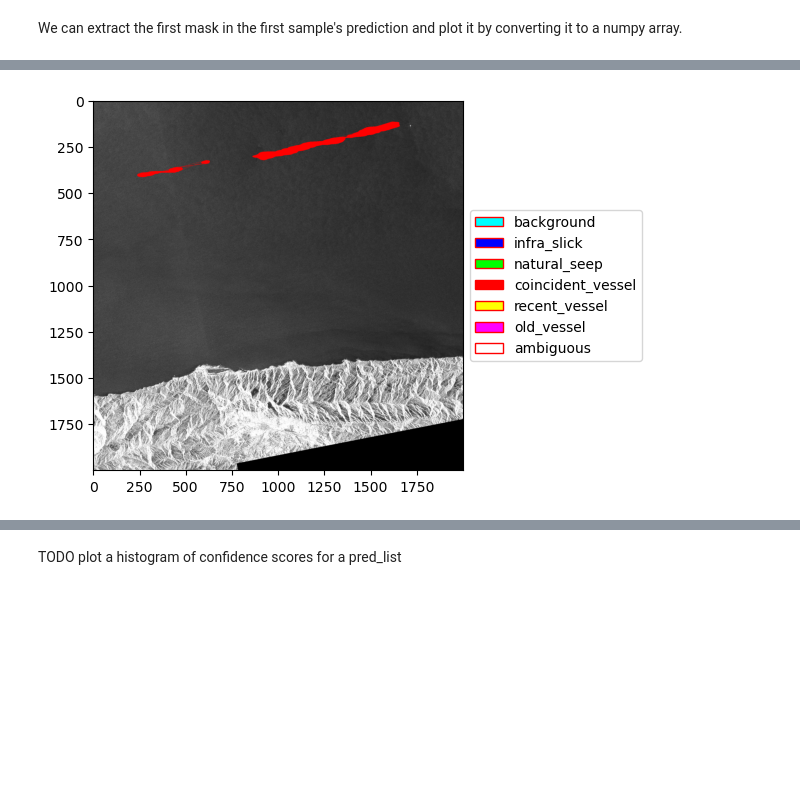
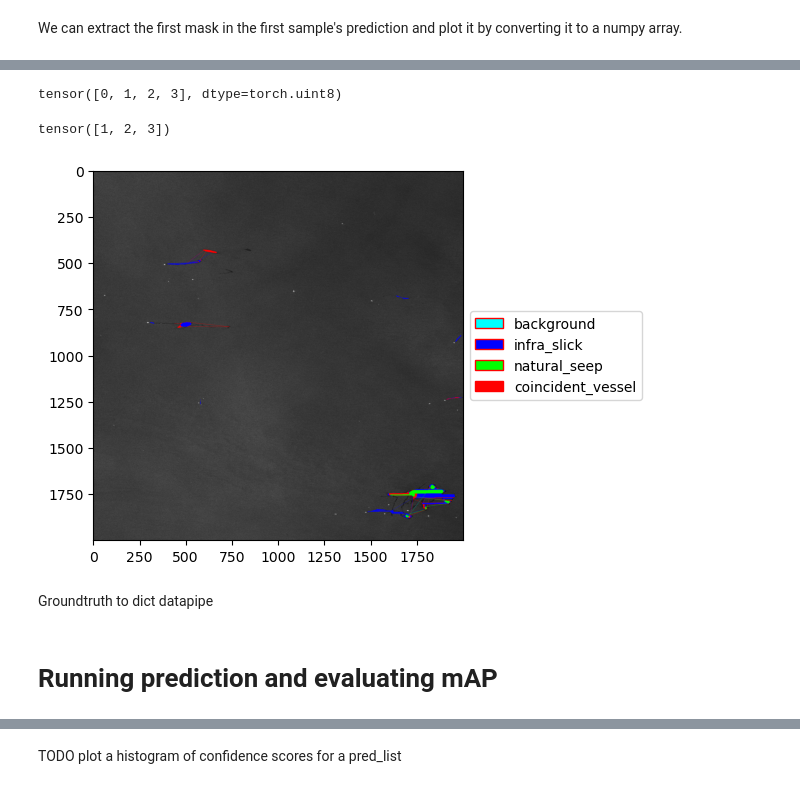
Before and after one commit to developmentseed/slickformer, a Jupyter notebook: notebooks/evaluation_mrcnn.ipynb, the cells around one changed output, grey strips where cells are left out. Saved outputs shown, nothing was run; the diff lists cells and outputs as text; code cells hidden in the pictures; blank space fills up the shorter version.

Commit message:
fix some bugs in plotting with instance slicks with no coords?? encounter issue with random split changing datapipe results

```diff
--- a/notebooks/evaluation_mrcnn.ipynb
+++ b/notebooks/evaluation_mrcnn.ipynb
@@ -110,0 +140,3 @@ todo, why does this take longer when we use torch.as_tensor above vs torch.Tenso
+# %%
+%%time
+x=next(iter(tst_dp))
@@ -111,9 +166,11 @@ todo, why does this take longer when we use torch.as_tensor above vs torch.Tenso
 # %%
 %%time
-# evaluate model:
-scripted_model.eval()
+# time is an issue where there are lots of slicks
+from ceruleanml.inference import mrcnn_3_class_inference
+from ceruleanml.data_creation import class_dict
 
-with torch.no_grad():
-    losses, pred_list = scripted_model([x[0]])
-pred_list[0]['masks'] = np.squeeze(pred_list[0]['masks']) # we modify this to match expected shape for plotting
+bbox_conf_threshold = .2
+mask_conf_threshold=.5
+input_size=2000
+pred_dict_thresholded, pred_dict = mrcnn_3_class_inference([x[0]], scripted_model, bbox_conf_threshold, mask_conf_threshold, input_size=input_size)
 # %% [output]
@@ -135,17 +188,2 @@ len(pred_list)
 # %% [markdown]
 While we annotated more than 3 classes, in reality the class hierarchy was too specific and confusing for annotators. so we remapped the vessel categories to a single category to train the maskrcnn model that we used for inference. Therefore, when plotting and computing the confusion matrix, we need to convert the plot labels and coco annotations to 3 classes (infra, natural, vessel).
-# %%
-from ceruleanml.inference import apply_conf_threshold_instances, apply_conf_threshold_masks
-from ceruleanml.data_creation import class_dict
-selected_classes_3_class_model = ['background', 'infra_slick', 'natural_seep', 'coincident_vessel']
-selected_classes = [key for key in selected_classes_3_class_model if key in class_dict]
-bbox_conf_threshold = .2
-pred_dict = apply_conf_threshold_instances(pred_list[0], bbox_conf_threshold=bbox_conf_threshold)
-high_conf_class_arrs = apply_conf_threshold_masks(pred_dict, mask_conf_threshold=.05, size=2000)
-# %%
-#necessary for torchmetrics
-pred_dict_thresholded = {}
-pred_dict_thresholded['masks'] = torch.stack(high_conf_class_arrs).to(dtype=torch.uint8)
-pred_dict_thresholded['scores'] = torch.stack(pred_dict['scores'])
-pred_dict_thresholded['labels'] = torch.stack(pred_dict['labels'])
-# pred_dict_thresholded['labels'] = torch.stack(pred_dict['labels'])
@@ -165,4 +199,15 @@ skio.imshow(pred_dict['masks'][0].detach().cpu().numpy())
+# %%
+pred_dict_thresholded['masks'].unique()
+# %% [output]
+tensor([0, 1, 2, 3], dtype=torch.uint8)
+# %%
+pred_dict_thresholded['labels'].unique()
+# %% [output]
+tensor([1, 2, 3])
 # %%
-plot.plot_instance_masks(x[0][0], high_conf_class_arrs, pred_dict['labels'], class_list=selected_classes, outline_only=True)
+selected_classes_3_class_model = ['background', 'infra_slick', 'natural_seep', 'coincident_vessel']
+plot.plot_instance_masks(x[0][0], pred_dict_thresholded['masks'], pred_dict['labels'], class_list=selected_classes_3_class_model, outline_only=True)
 # %% [output]
-[figure, old version]
+[figure, new version]
+# %% [markdown]
+Groundtruth to dict datapipe
@@ -168,0 +221,2 @@ plot.plot_instance_masks(x[0][0], high_conf_class_arrs, pred_dict['labels'], cla
+# %% [markdown]
+# Running prediction and evaluating mAP
```
Also changed, not shown: parts of 31 cells of this notebook, 3 other files.
